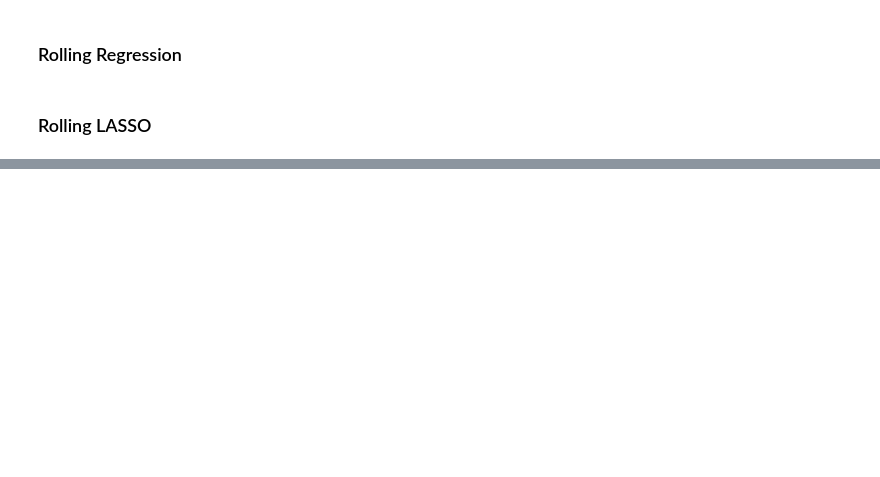
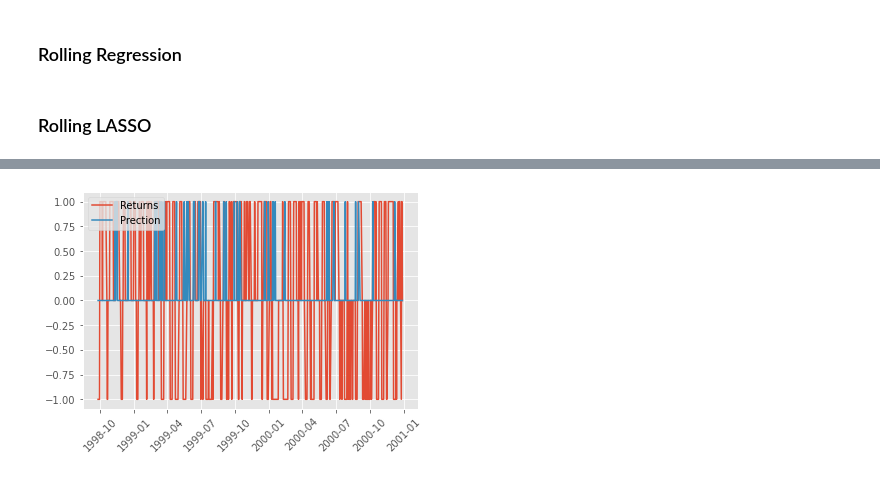
Before and after one commit to Parhamallboje/BigDatainFinance1, a Jupyter notebook: Big Data 1.ipynb, the cells around one changed output, grey strips where cells are left out. Drawn from its saved outputs; the diff is of its cells as text; code cells hidden in the pictures; blank space fills up the shorter version.

```diff
--- a/Big Data 1.ipynb
+++ b/Big Data 1.ipynb
@@ -123,7 +143,9 @@ for i,number in enumerate(PERMNO):
     stock = hf.create_stock_df(number,[flows, returns, tickers])
     x_small = hf.get_lags(stock, 3).dropna()
     x_full = hf.extend_variables(number, x_small, returns, flows)
-    stock_RF = hf.Rolling_ML(WINDOW_SIZE, x_full, ,progession_param=0.2)
+    x_fully = hf.add_features(x_full)
+    x_fully['RETURNS'] = hf.make_market_state(x_fully['RETURNS'])
+    stock_RF = hf.Normal_ML(WINDOW_SIZE, x_fully,make_pipeline(StandardScaler(), SVC(gamma='auto')))
     stock_RF.columns = [f'{number}_{WINDOW_SIZE}_RF_{x}' for x in stock_RF.columns]
     stock_RF[f"{number}_{WINDOW_SIZE}_RF_SQD_FORECAST_ERROR"] = (stock_RF[f"{number}_{WINDOW_SIZE}_RF_PRED"]-stock_RF[f'{number}_{WINDOW_SIZE}_RF_RETURNS'])**2
     stock_RF[f"{number}_{WINDOW_SIZE}_RF_RMSE"] = stock_RF[f"{number}_{WINDOW_SIZE}_RF_SQD_FORECAST_ERROR"].rolling(WINDOW_SIZE).mean()**0.5
@@ -134,0 +166,25 @@ for i,number in enumerate(PERMNO):
+# %%
+from sklearn.svm import SVC
+from sklearn.pipeline import make_pipeline
+from sklearn.preprocessing import StandardScaler
+clf = make_pipeline(StandardScaler(), SVC(gamma='auto'))
+# %%
+stock = hf.create_stock_df(55976,[flows, returns, tickers])
+x_small = hf.get_lags(stock, 3).dropna()
+x_full = hf.extend_variables(55976, x_small, returns, flows)
+x_fully = hf.add_features(x_full)
+x_fully['RETURNS'] = hf.make_market_state(x_fully['RETURNS'], tau=0.005)
+# %%
+stock_RF= hf.Normal_ML(WINDOW_SIZE, x_fully,clf)
+stock_RF.columns = [f'{55976}_{WINDOW_SIZE}_RF_{x}' for x in stock_RF.columns]
+stock_RF[f"{55976}_{WINDOW_SIZE}_RF_SQD_FORECAST_ERROR"] = (stock_RF[f"{55976}_{WINDOW_SIZE}_RF_PRED"]-stock_RF[f'{55976}_{WINDOW_SIZE}_RF_RETURNS'])**2
+stock_RF[f"{55976}_{WINDOW_SIZE}_RF_RMSE"] = stock_RF[f"{55976}_{WINDOW_SIZE}_RF_SQD_FORECAST_ERROR"].rolling(WINDOW_SIZE).mean()**0.5
+all_stocks[stock_RF.columns]= stock_RF
+# %%
+plt.plot(stock_RF.index, stock_RF[f'{55976}_{WINDOW_SIZE}_RF_RETURNS'], label="Returns")
+plt.plot(stock_RF.index, stock_RF[f"{55976}_{WINDOW_SIZE}_RF_PRED"], label="Prection")
+plt.legend(loc="upper left")
+plt.xticks(rotation=45)
+plt.show()
+# %% [output]
+[figure, added]
```
Also changed, not shown: parts of 27 cells of this notebook, 3 other files.
